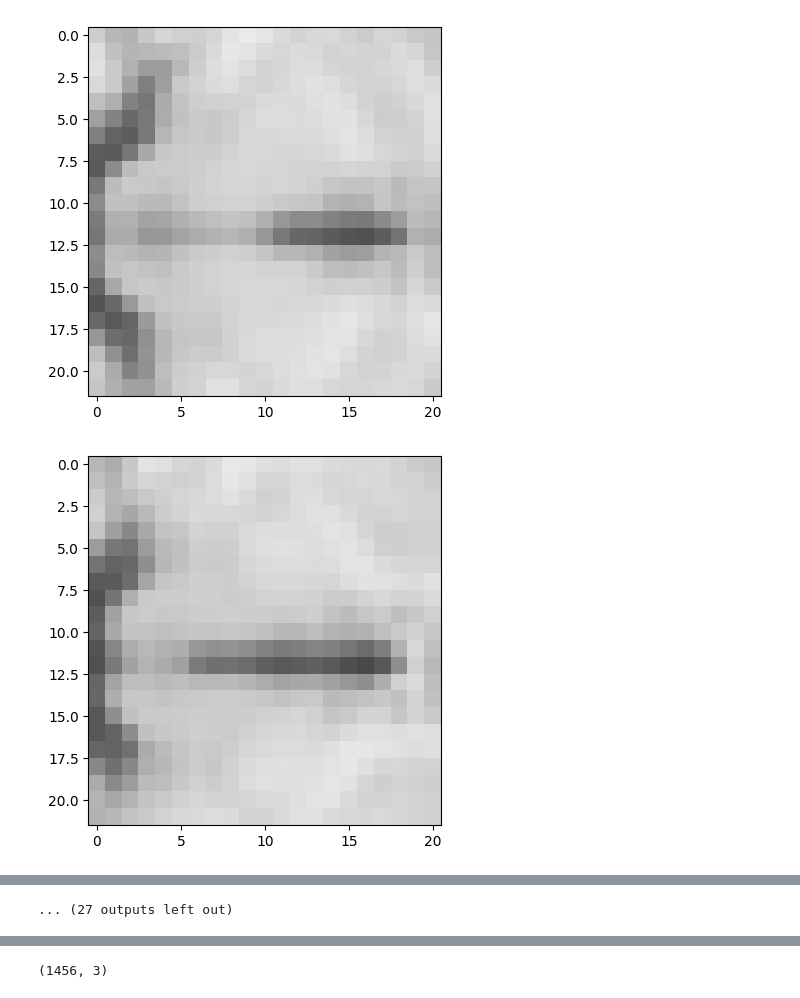
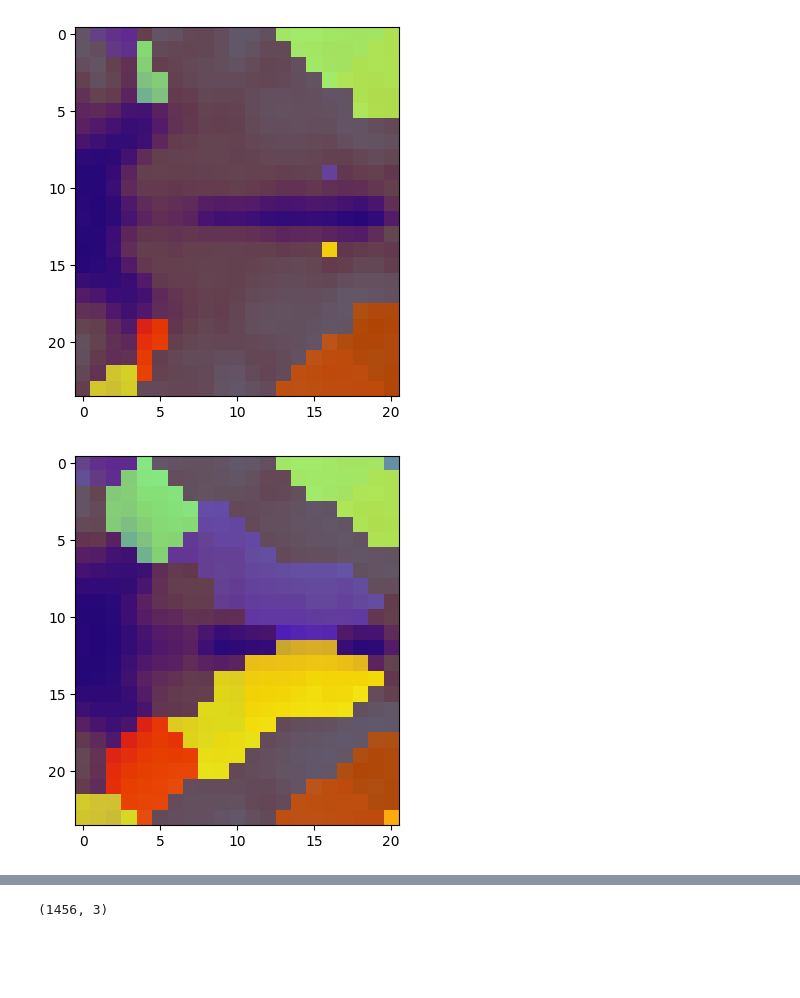
Before and after one commit to WilliamsPanLab/PsychedProps, a Jupyter notebook: scripts/imes4d_attempt.ipynb, the cells around one changed output, grey strips where cells are left out. Saved outputs shown, nothing was run; the diff lists cells and outputs as text; code cells hidden in the pictures; blank space fills up the shorter version.

Commit message:
segmentation update

```diff
--- a/scripts/imes4d_attempt.ipynb
+++ b/scripts/imes4d_attempt.ipynb
@@ -1,19 +1,22 @@
 # %%
+# note this is all in MNI152 Lin6 Asym (NOT c). Whole-ass headache making sure those correspond (MNI template, fmri data, and segmentation)
+
 import nibabel as nib
 import hcp_utils as hcp
 import numpy as np
-# Specify the path to the NIfTI file
-nifti_path = '/Users/adam/Downloads/sub-MDMA001_ses-00_task-emotion_acq-mb_dir-pe0_run-0_space-MNI152NLin6Asym_res-2_desc-denoised_bold.nii.gz'
-# Load the NIfTI file
+# specify the path to the NIfTI file
+nifti_path = '/Users/panlab/sub-MDMA001_ses-00_task-emotion_acq-mb_dir-pe0_run-0_space-MNI152NLin6Asym_res-2_desc-denoised_bold.nii.gz'
+# load the NIfTI file
 nifti_image = nib.load(nifti_path)
 nifti_data=nifti_image.get_fdata()
-
-# Get the header from the NIfTI image
+# get the header from the NIfTI image
 nifti_header = nifti_image.header
 
-# Retrieve the resolution
+# retrieve the resolution
 resolution = nifti_header.get_zooms()
 
-# Print the resolution
-print("Resolution:", resolution)
+# retrieve segmentation
+segmentation_path='/Users/panlab/Downloads/Tian_Subcortex_S3_3T.nii'
+segmentation_image = nib.load(segmentation_path)
+segmentation_data = segmentation_image.get_fdata()
 # %% [output]
@@ -65,19 +89,27 @@ Resolution: (2.0, 2.0, 2.0)
+# %%
+# get corresponding segmentation subset
+segmentation_subset = segmentation_data[x_start:x_end, y_start:y_end, z_start:z_end]
 # %%
 num_slices = z_end - z_start
 
-for i, z_slice in enumerate(range(z_start, z_end)):
-    plt.imshow(mnisubset[:, :, i], cmap='gray',vmin=0, vmax=8000)
-    plt.show()
+#for i, z_slice in enumerate(range(z_start, z_end)):
+#    plt.imshow(mnisubset[:, :, i], cmap='gray',vmin=0, vmax=8000)
+#    plt.show()
 
 # same spatial dimensions for one functional image
-for i, z_slice in enumerate(range(z_start, z_end)):
-    plt.imshow(subset[:, :, i,0], cmap='inferno',vmin=-50, vmax=50)
-    plt.show()
+#for i, z_slice in enumerate(range(z_start, z_end)):
+#    plt.imshow(subset[:, :, i,0], cmap='inferno',vmin=-50, vmax=50)
+#    plt.show()
 
 # one slice over time
+#for i, z_slice in enumerate(range(z_start, z_end)):
+#    plt.imshow(subset[:, :, 5,i], cmap='gnuplot2',vmin=-30, vmax=30)
+#    plt.show()
+
 for i, z_slice in enumerate(range(z_start, z_end)):
-    plt.imshow(subset[:, :, 5,i], cmap='gnuplot2',vmin=-30, vmax=30)
+    plt.imshow(mnisubset[:, :, i], cmap='inferno', vmin=0, vmax=8000)
+    plt.imshow(segmentation_subset[:, :, i], cmap='jet', alpha=0.6)
     plt.show()
 # %% [output]
-[figure, old version]
+[figure, new version]
-[figure, old version]
+[figure, new version]
@@ -94,4 +126,3 @@ for i, z_slice in enumerate(range(z_start, z_end)):
-... (27 outputs left out)
 # %%
 subset.shape
 # now that the box is bounded, try fitting a few optical flow methods in first three frames
```
Also changed, not shown: parts of 16 cells of this notebook, 1 other file.
